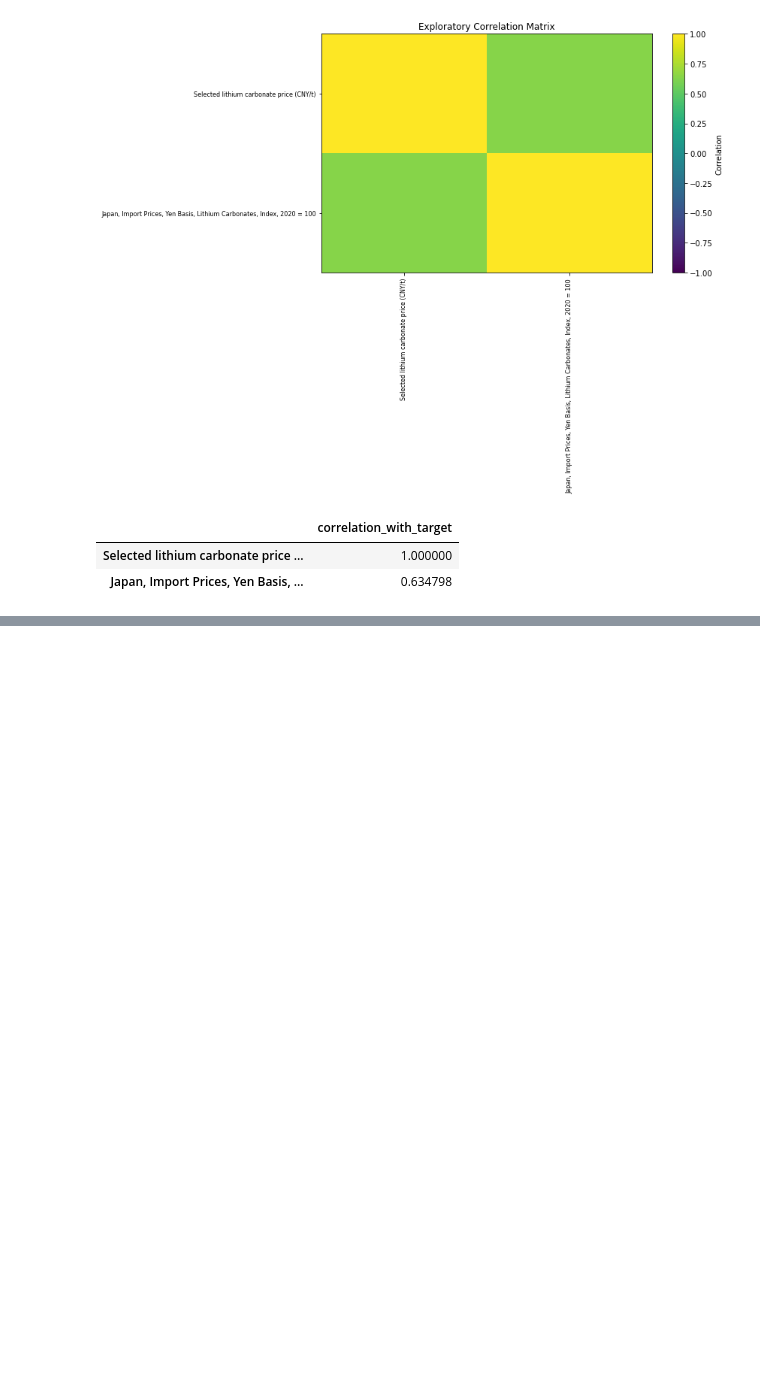
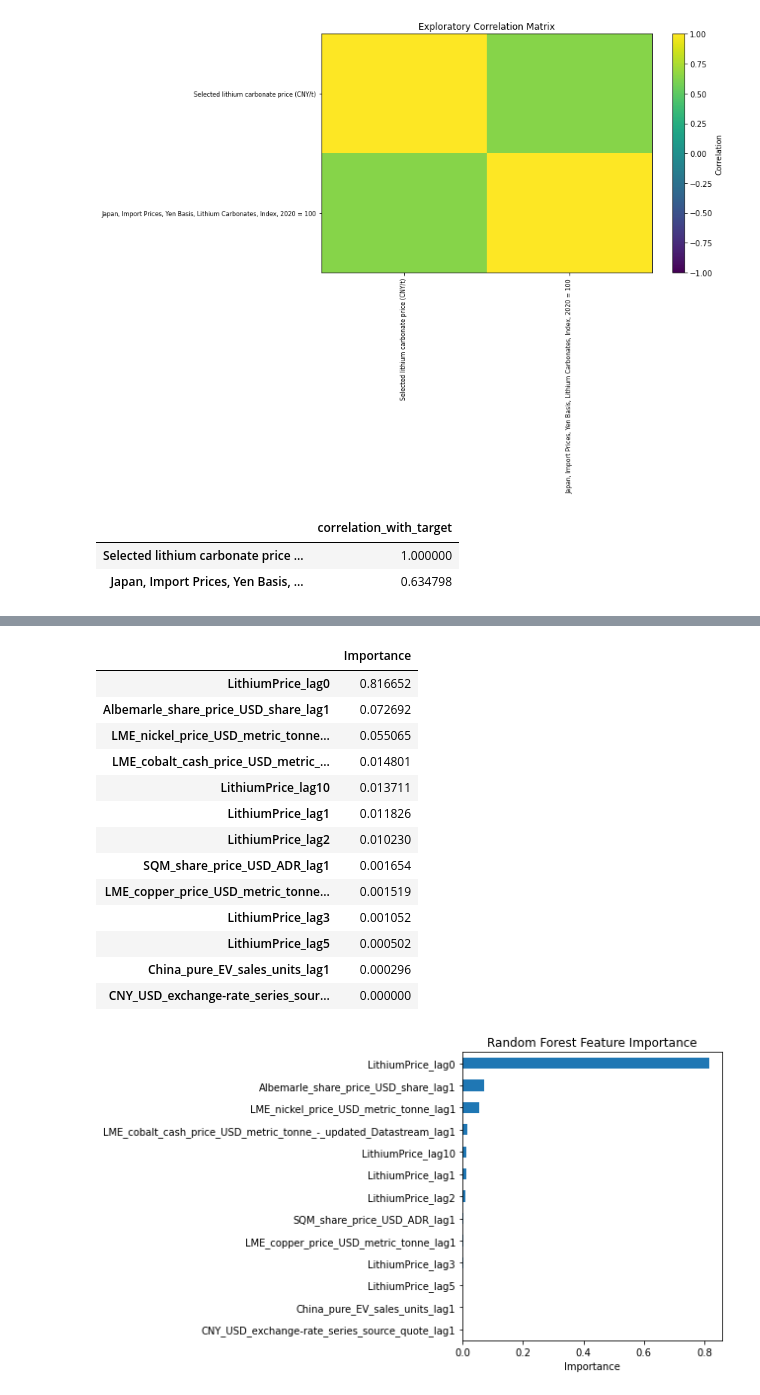
Before and after one commit to Lucy-Schmid/Lucy-Schmid.github.io, a Jupyter notebook: notebooks/Lithium Model.ipynb, the cells around one changed output, grey strips where cells are left out. Drawn from its saved outputs; the diff is of its cells as text; code cells hidden in the pictures; blank space fills up the shorter version.

```diff
--- a/notebooks/Lithium Model.ipynb
+++ b/notebooks/Lithium Model.ipynb
@@ -240,0 +458,29 @@ NameError: name 'Path' is not defined
+# %%
+searches = {}
+best_models = {}
+cv_rows = []
+
+for name, (estimator, param_grid) in models.items():
+    print(f"Fitting {name}...")
+
+    search = GridSearchCV(
+        estimator=estimator,
+        param_grid=param_grid,
+        scoring="neg_mean_absolute_error",
+        cv=tscv,
+        n_jobs=-1
+    )
+
+    search.fit(X_train, y_train)
+
+    searches[name] = search
+    best_models[name] = search.best_estimator_
+
+    cv_rows.append({
+        "Model": name,
+        "Best CV MAE": -search.best_score_,
+        "Best parameters": search.best_params_
+    })
+
+cv_results = pd.DataFrame(cv_rows).sort_values("Best CV MAE")
+display(cv_results)
@@ -240,0 +565,31 @@ NameError: name 'Path' is not defined
+# %%
+if "Random Forest" in best_models:
+    importance = pd.Series(
+        best_models["Random Forest"].feature_importances_,
+        index=features
+    ).sort_values(ascending=False)
+
+    display(importance.to_frame("Importance"))
+
+    plt.figure(figsize=(9, 5))
+    importance.sort_values().plot(kind="barh")
+    plt.title("Random Forest Feature Importance")
+    plt.xlabel("Importance")
+    plt.tight_layout()
+    plt.show()
+# %% [output]
+|  | Importance |
+| LithiumPrice_lag0 | 0.816652 |
+| Albemarle_share_price_USD_share_lag1 | 0.072692 |
+| LME_nickel_price_USD_metric_tonne... | 0.055065 |
+| LME_cobalt_cash_price_USD_metric_... | 0.014801 |
+| LithiumPrice_lag10 | 0.013711 |
+| LithiumPrice_lag1 | 0.011826 |
+| LithiumPrice_lag2 | 0.010230 |
+| SQM_share_price_USD_ADR_lag1 | 0.001654 |
+| LME_copper_price_USD_metric_tonne... | 0.001519 |
+| LithiumPrice_lag3 | 0.001052 |
+| LithiumPrice_lag5 | 0.000502 |
+| China_pure_EV_sales_units_lag1 | 0.000296 |
+| CNY_USD_exchange-rate_series_sour... | 0.000000 |
+[figure, added]
```
Also changed, not shown: parts of 19 cells of this notebook.
